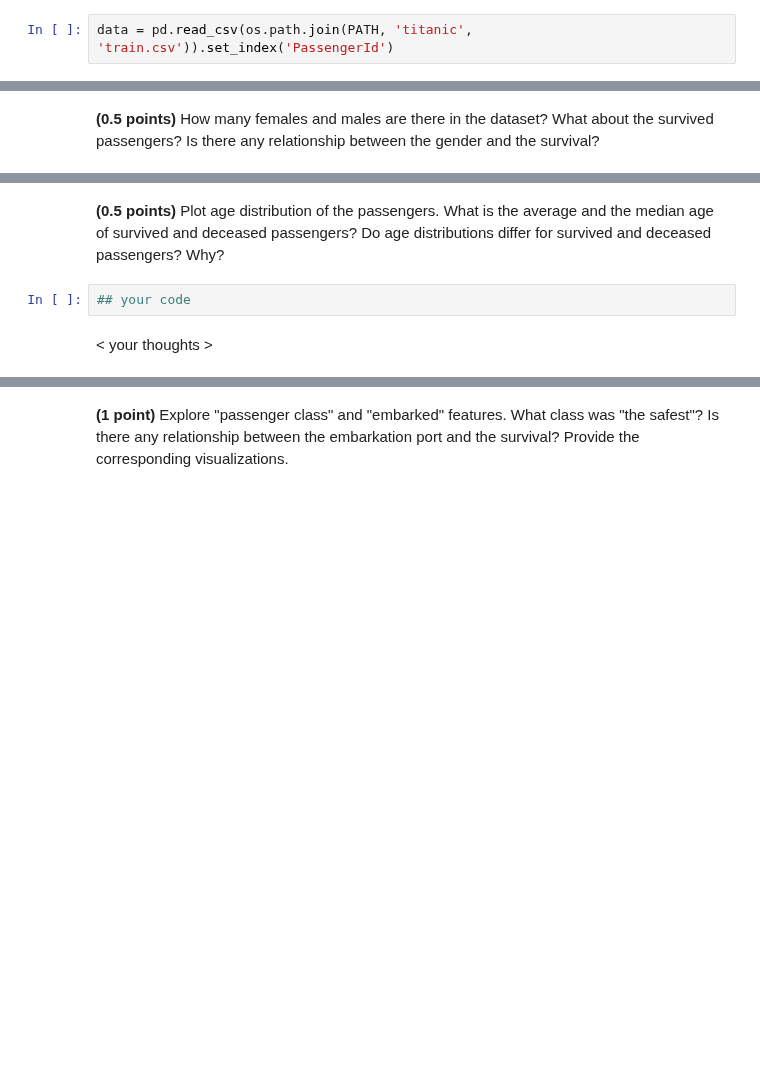
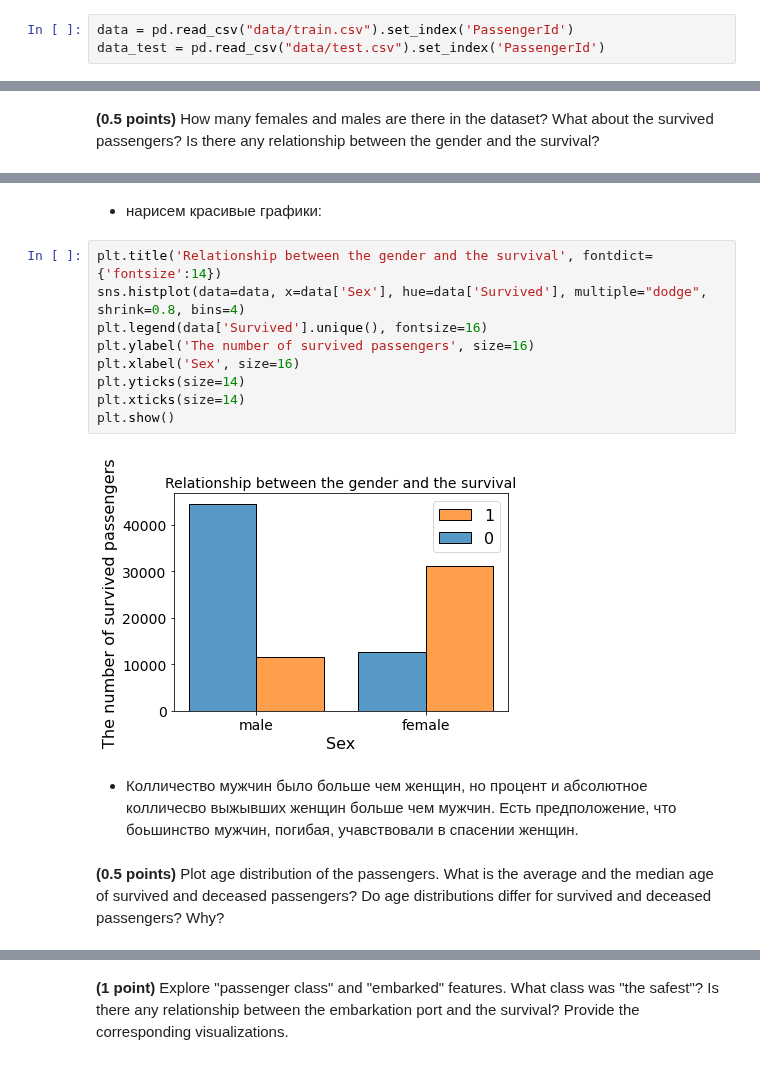
Before and after one commit to Leonidkourtch/ml-intro-1, a Jupyter notebook: 5_classification_linear_knn/hw_classification.ipynb, the cells around one changed output, grey strips where cells are left out. Cells and saved outputs as stored; diff of their text form; blank space fills up the shorter version.

```diff
--- a/5_classification_linear_knn/hw_classification.ipynb
+++ b/5_classification_linear_knn/hw_classification.ipynb
@@ -432,4 +428,5 @@ PATH = "./data/"
 # %%
-data = pd.read_csv(os.path.join(PATH, 'titanic', 'train.csv')).set_index('PassengerId')
+data = pd.read_csv("data/train.csv").set_index('PassengerId')
+data_test = pd.read_csv("data/test.csv").set_index('PassengerId')
 # %%
 data.head()
@@ -444,6 +461,17 @@ data.head()
+# %% [markdown]
+- нарисем красивые графики:
+# %%
+plt.title('Relationship between the gender and the survival', fontdict={'fontsize':14})
+sns.histplot(data=data, x=data['Sex'], hue=data['Survived'], multiple="dodge", shrink=0.8, bins=4)
+plt.legend(data['Survived'].unique(), fontsize=16)
+plt.ylabel('The number of survived passengers', size=16)
+plt.xlabel('Sex', size=16)
+plt.yticks(size=14)
+plt.xticks(size=14)
+plt.show()
+# %% [output]
+[figure, added]
+# %% [markdown]
+- Колличество мужчин было больше чем женщин, но процент и абсолютное колличесво выжывших женщин больше чем мужчин. Есть предположение, что боьшинство мужчин, погибая, учавствовали в  спасении женщин.
 # %% [markdown]
 **(0.5 points)** Plot age distribution of the passengers. What is the average and the median age of survived and deceased passengers? Do age distributions differ for survived and deceased passengers? Why?
-# %%
-## your code
-# %% [markdown]
-< your thoughts >
```
Also changed, not shown: parts of 124 cells of this notebook.
